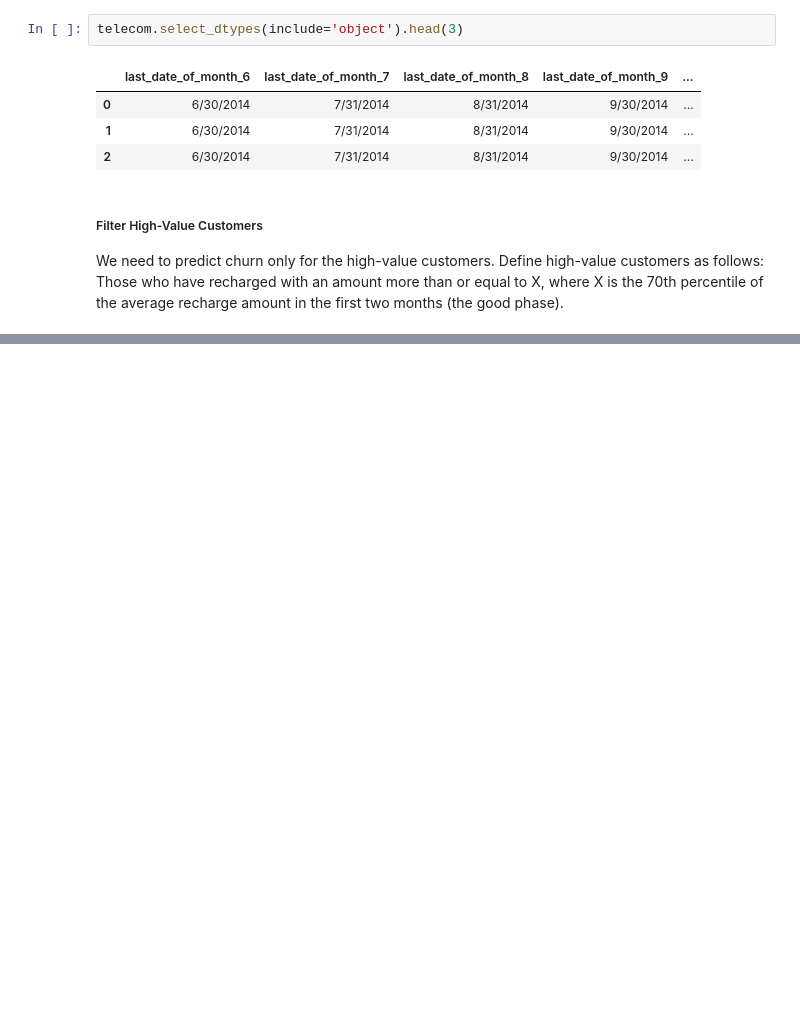
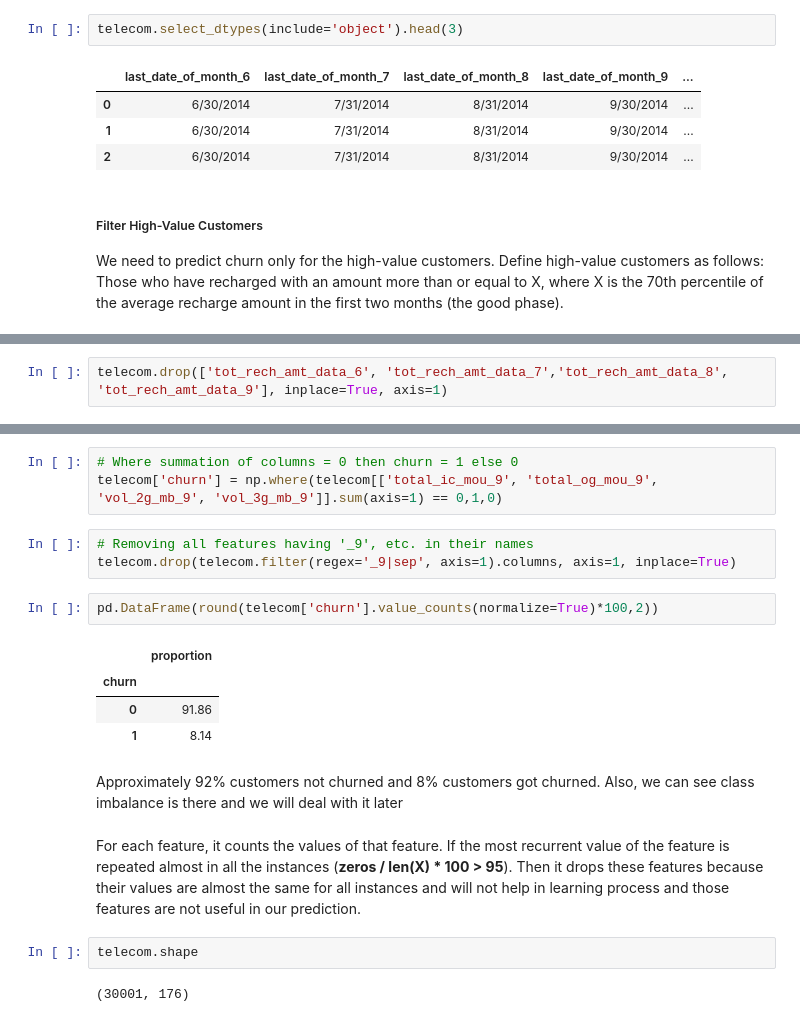
Before and after one commit to arduinto/SEATelChurn, a Jupyter notebook: TelChurnSEA.ipynb, the cells around one changed output, grey strips where cells are left out. Saved outputs shown, nothing was run; the diff lists cells and outputs as text; blank space fills up the shorter version.

```diff
--- a/TelChurnSEA.ipynb
+++ b/TelChurnSEA.ipynb
@@ -153,0 +210,2 @@ telecom['tot_rech_amt_data_7'] = telecom['total_rech_data_7'] * telecom['av_rech
+# %%
+telecom.drop(['tot_rech_amt_data_6', 'tot_rech_amt_data_7','tot_rech_amt_data_8', 'tot_rech_amt_data_9'], inplace=True, axis=1)
@@ -153,0 +222,21 @@ telecom['tot_rech_amt_data_7'] = telecom['total_rech_data_7'] * telecom['av_rech
+# %%
+# Where summation of columns = 0 then churn = 1 else 0
+telecom['churn'] = np.where(telecom[['total_ic_mou_9', 'total_og_mou_9', 'vol_2g_mb_9', 'vol_3g_mb_9']].sum(axis=1) == 0,1,0)
+# %%
+# Removing all features having '_9', etc. in their names
+telecom.drop(telecom.filter(regex='_9|sep', axis=1).columns, axis=1, inplace=True)
+# %%
+pd.DataFrame(round(telecom['churn'].value_counts(normalize=True)*100,2))
+# %% [output]
+|  | proportion |
+| churn |  |
+| 0 | 91.86 |
+| 1 | 8.14 |
+# %% [markdown]
+Approximately 92% customers not churned and 8% customers got churned. Also, we can see class imbalance is there and we will deal with it later
+# %% [markdown]
+For each feature, it counts the values of that feature. If the most recurrent value of the feature is repeated almost in all the instances (**zeros / len(X) * 100 > 95**). Then it drops these features because their values are almost the same for all instances and will not help in learning process and those features are not useful in our prediction.
+# %%
+telecom.shape
+# %% [output]
+(30001, 176)
```
Also changed, not shown: parts of 10 cells of this notebook.
